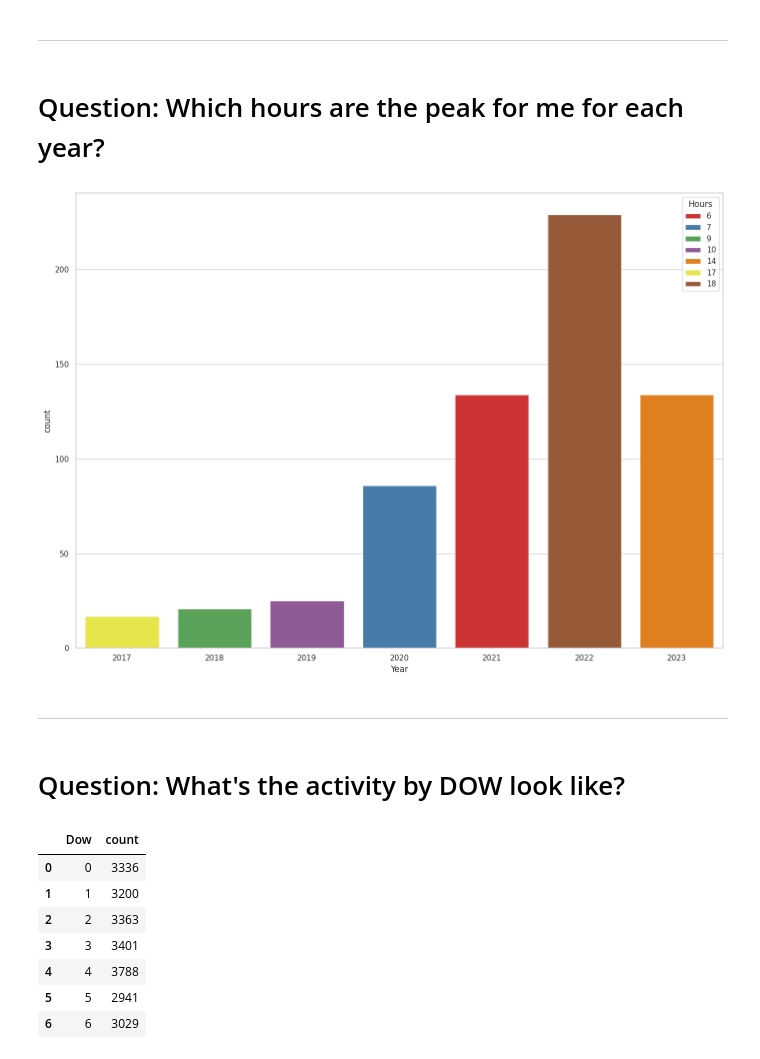
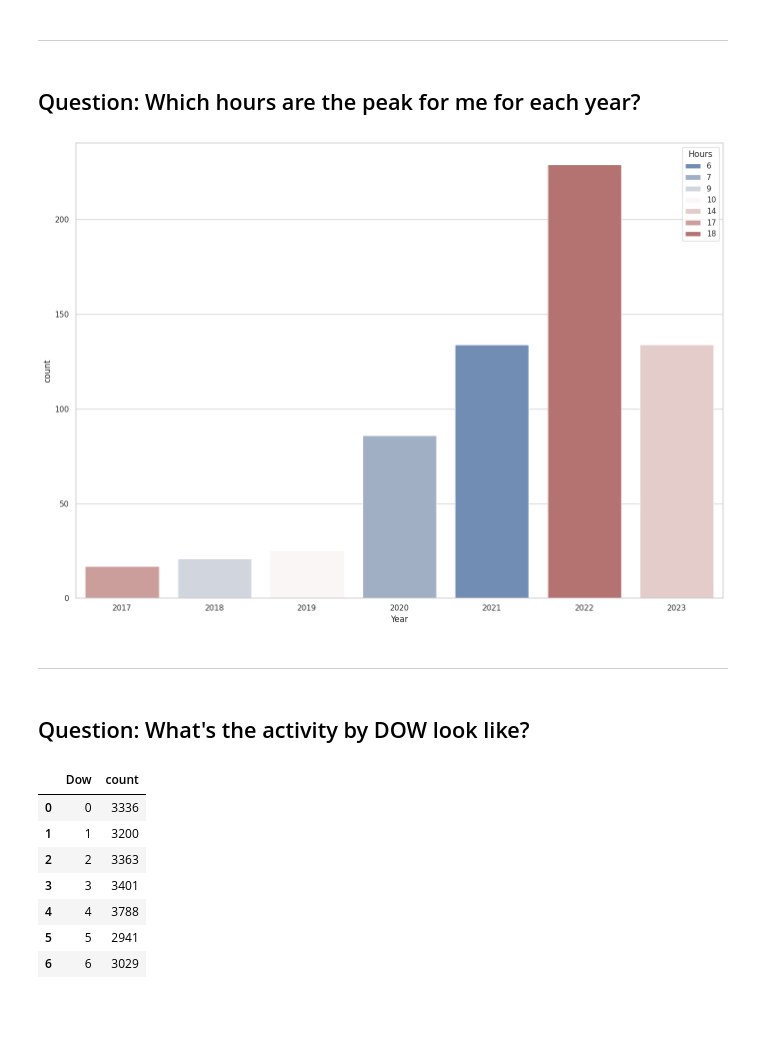
Before and after one commit to TheCardist/Kaggle_Notebooks, a Jupyter notebook: youtube-viewing-history-analysis.ipynb, the cells around one changed output. Drawn from its saved outputs; the diff is of its cells as text; code cells hidden in the pictures; blank space fills up the shorter version.

```diff
--- a/youtube-viewing-history-analysis.ipynb
+++ b/youtube-viewing-history-analysis.ipynb
@@ -343,22 +325,22 @@ plt.show()
 # %% [markdown]
 ---
 # %% [markdown]
-# Question: Which hours are the peak for me for each year?
+## Question: Which hours are the peak for me for each year?
 # %%
-y_h_breakdown = df.groupby(['Year', 'Dow', 'Hour_of_day'])['Hour_of_day'].size().reset_index(name='count')
+y_h_breakdown = df.groupby(['Year', 'Dow', 'Hour_of_day'])['Hour_of_day'].value_counts().reset_index()
 peak_hour_by_year = y_h_breakdown.loc[y_h_breakdown.groupby('Year')['count'].idxmax()]
 
 plt.figure(figsize=(14,10))
 
-sns.barplot(x='Year', y='count', hue='Hour_of_day', data=peak_hour_by_year, palette='Set1', dodge=False)
+sns.barplot(x='Year', y='count', hue='Hour_of_day', data=peak_hour_by_year, palette='vlag', dodge=False)
 plt.legend(title='Hours')
 plt.tight_layout()
 # %% [output]
-[figure, old version]
+[figure, new version]
 # %% [markdown]
 ---
 # %% [markdown]
-# Question: What's the activity by DOW look like?
+## Question: What's the activity by DOW look like?
 # %%
 dow_activity = df.groupby(['Dow']).size().reset_index(name='count')
 dow_activity
```
Also changed, not shown: parts of 49 cells of this notebook.
